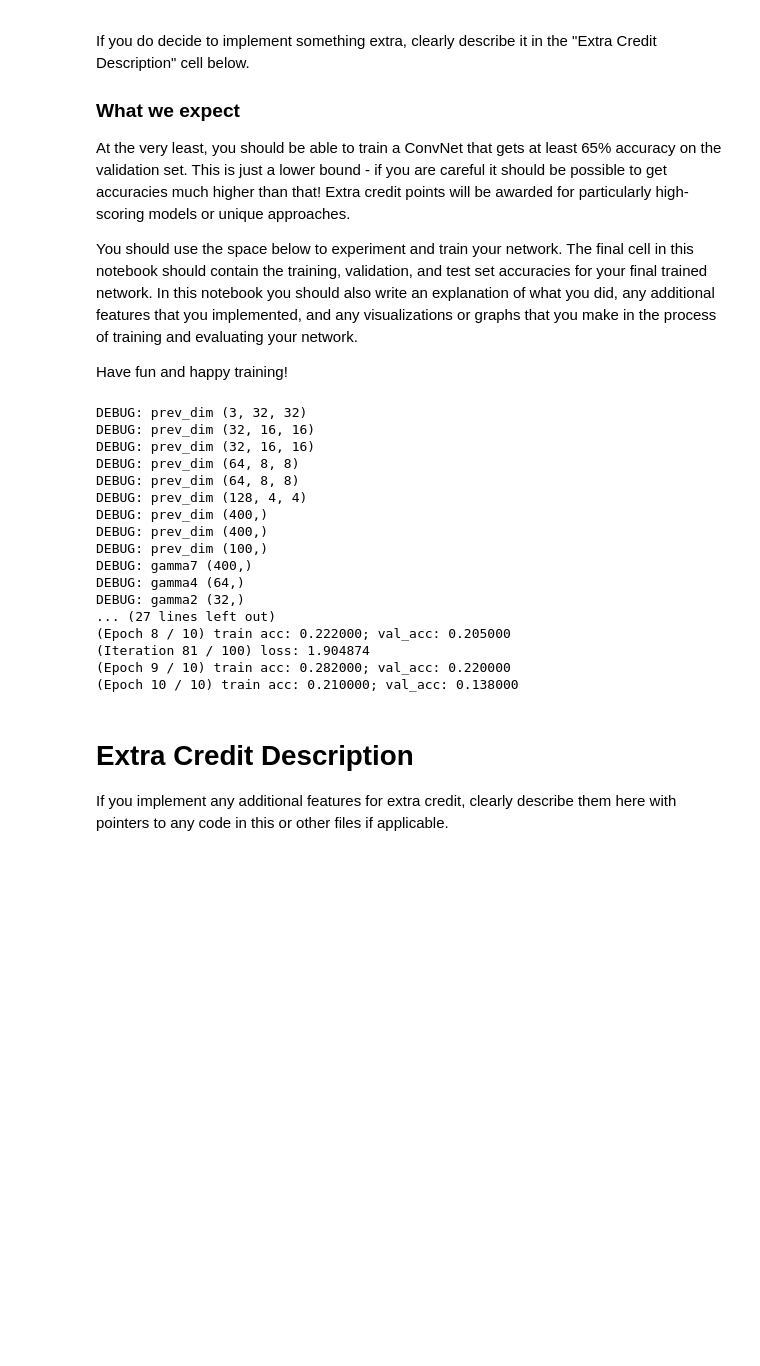
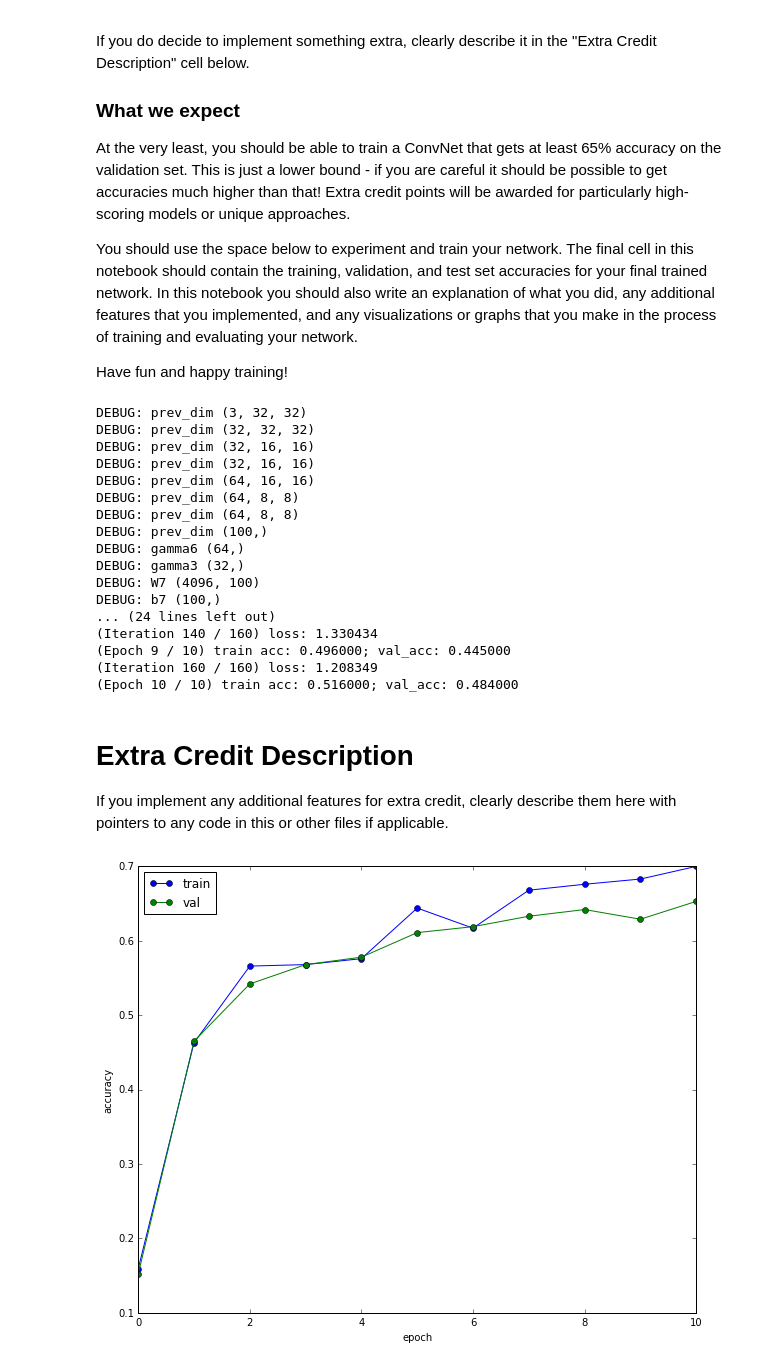
Before and after one commit to scinart/cs231n, a Jupyter notebook: assignment2/ConvolutionalNetworks.ipynb, the cells around one changed output. Cells and saved outputs as stored; diff of their text form; code cells hidden in the pictures; blank space fills up the shorter version.

```diff
--- a/assignment2/ConvolutionalNetworks.ipynb
+++ b/assignment2/ConvolutionalNetworks.ipynb
@@ -683,9 +683,7 @@ Have fun and happy training!
 # Train a really good model on CIFAR-10
 from cs231n.classifiers.cnn import *
 
-num_layers=4
-
-num_train = 500
+num_train = 4000
 small_data = {
   'X_train': data['X_train'][:num_train],
   'y_train': data['y_train'][:num_train],
@@ -693,49 +691,45 @@ small_data = {
   'y_val': data['y_val'],
 }
 
-meta_params = [{'type': 'cp', 'F': 32, 'size':5, 'stride': 1, 'pad': 2, 'h': 2, 'w': 2, 'pool_stride': 2},
-               {'type': 'sbn'},
-               {'type': 'cp', 'F': 64, 'size':3, 'stride': 1, 'pad': 1, 'h': 2, 'w': 2, 'pool_stride': 2},
-               {'type': 'sbn'},
-               {'type': 'cp', 'F': 128, 'size':3, 'stride': 1, 'pad': 1, 'h': 2, 'w': 2, 'pool_stride': 2},
-               {'type': 'af','D':400},
-               {'type': 'bn'},
-               {'type': 'af','D':100},
-               {'type': 'sm','num_class':10}
-              ]
-
-#meta_params = [ {'type': 'cp', 'F': 32, 'size':7, 'stride': 1, 'pad': 3, 'h':2, 'w':2, 'pool_stride':2},
-#                {'type': 'af', 'D': 100},
-#                {'type': 'sm', 'num_class':10}]
-model = MyConvNet(weight_scale=0.001,meta_params=meta_params, reg=0.001)
+model = MyConvNet(weight_scale=0.001, reg=0.001)
 
 solver = Solver(model, small_data,
-                num_epochs=10, batch_size=50,
+                num_epochs=10, batch_size=250,
                 update_rule='adam',
                 optim_config={
                  'learning_rate': 1e-3,
                 },
-                lr_decay=0.95,
+                lr_decay=0.90,
                 verbose=True, print_every=20)
 solver.train()
 # %% [output]
 DEBUG: prev_dim (3, 32, 32)
+DEBUG: prev_dim (32, 32, 32)
 DEBUG: prev_dim (32, 16, 16)
 DEBUG: prev_dim (32, 16, 16)
+DEBUG: prev_dim (64, 16, 16)
 DEBUG: prev_dim (64, 8, 8)
 DEBUG: prev_dim (64, 8, 8)
-DEBUG: prev_dim (128, 4, 4)
-DEBUG: prev_dim (400,)
-DEBUG: prev_dim (400,)
 DEBUG: prev_dim (100,)
-DEBUG: gamma7 (400,)
-DEBUG: gamma4 (64,)
-DEBUG: gamma2 (32,)
-... (27 lines left out)
-(Epoch 8 / 10) train acc: 0.222000; val_acc: 0.205000
-(Iteration 81 / 100) loss: 1.904874
-(Epoch 9 / 10) train acc: 0.282000; val_acc: 0.220000
-(Epoch 10 / 10) train acc: 0.210000; val_acc: 0.138000
+DEBUG: gamma6 (64,)
+DEBUG: gamma3 (32,)
+DEBUG: W7 (4096, 100)
+DEBUG: b7 (100,)
+... (24 lines left out)
+(Iteration 140 / 160) loss: 1.330434
+(Epoch 9 / 10) train acc: 0.496000; val_acc: 0.445000
+(Iteration 160 / 160) loss: 1.208349
+(Epoch 10 / 10) train acc: 0.516000; val_acc: 0.484000
 # %% [markdown]
 # Extra Credit Description
 If you implement any additional features for extra credit, clearly describe them here with pointers to any code in this or other files if applicable.
+# %%
+plt.subplot(1, 1, 1)
+plt.plot(solver.train_acc_history, '-o')
+plt.plot(solver.val_acc_history, '-o')
+plt.legend(['train', 'val'], loc='upper left')
+plt.xlabel('epoch')
+plt.ylabel('accuracy')
+plt.show()
+# %% [output]
+[figure, added]
```
Also changed, not shown: 10 other files.
